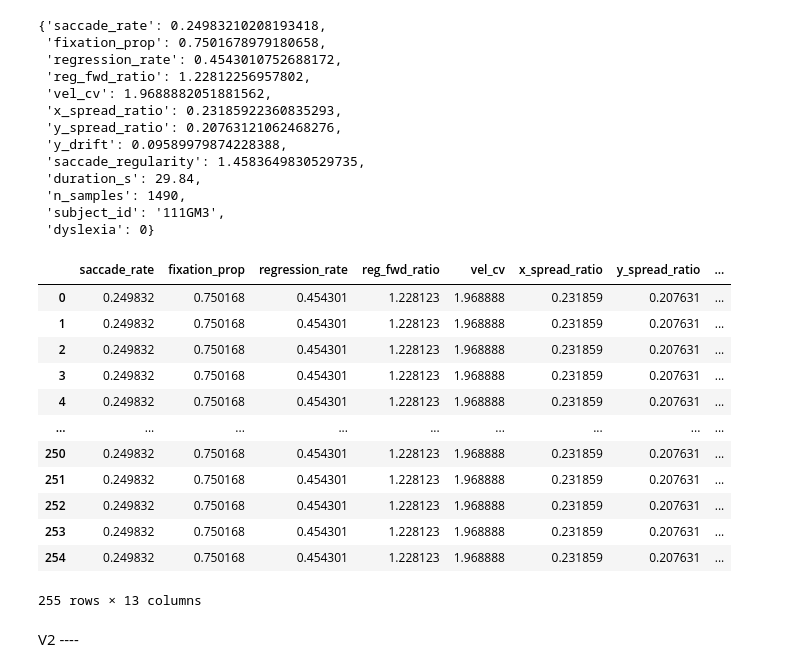
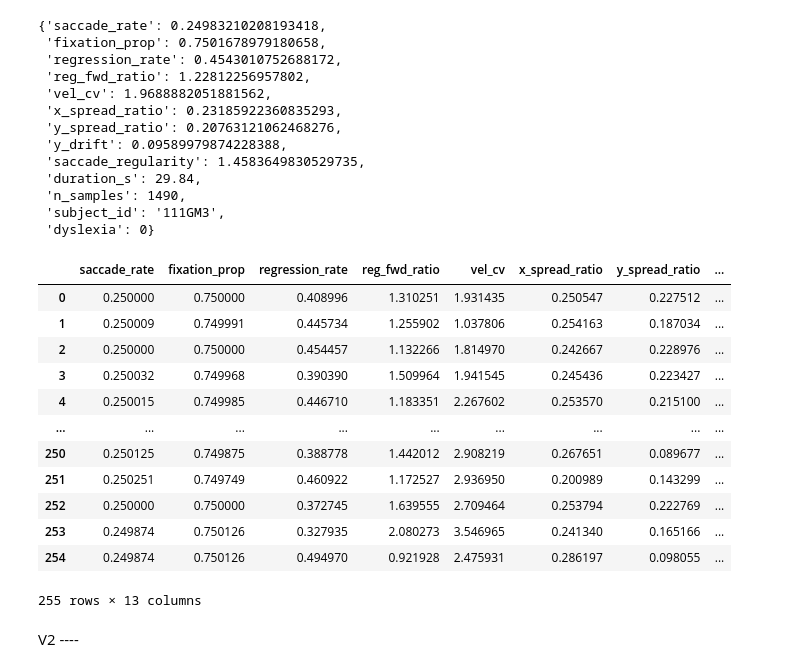
Before and after one commit to Maelle05/DyslexIA, a Jupyter notebook: Dataset/scripts/norm_datasets.ipynb, the cells around one changed output. Cells and saved outputs as stored; diff of their text form; code cells hidden in the pictures.

Commit message:
export all features for subjects 2 vertions

```diff
--- a/Dataset/scripts/norm_datasets.ipynb
+++ b/Dataset/scripts/norm_datasets.ipynb
@@ -156,25 +156,27 @@ all_subjects_features_1 = []
 for index, subject in result.iterrows():
     # print(subject)
     subject_id = subject['subject_id']
-    data_2_path = f'../subject_{subject_id}_clean.csv'
+    path = f'../subject_{subject_id}_clean.csv'
     df = pd.read_csv(path)
     features = pipeline.extract_features(df, subject_id, subject['class_id'])
     all_subjects_features_1.append(features)
 # %%
-pd.DataFrame(all_subjects_features_1)
+df = pd.DataFrame(all_subjects_features_1)
+df.to_csv(f"../all_subjects_features_1.csv", index=False)
+df
 # %% [output]
 |  | saccade_rate | fixation_prop | regression_rate | reg_fwd_ratio | vel_cv | x_spread_ratio | y_spread_ratio | ... |
-| 0 | 0.249832 | 0.750168 | 0.454301 | 1.228123 | 1.968888 | 0.231859 | 0.207631 | ... |
-| 1 | 0.249832 | 0.750168 | 0.454301 | 1.228123 | 1.968888 | 0.231859 | 0.207631 | ... |
-| 2 | 0.249832 | 0.750168 | 0.454301 | 1.228123 | 1.968888 | 0.231859 | 0.207631 | ... |
-| 3 | 0.249832 | 0.750168 | 0.454301 | 1.228123 | 1.968888 | 0.231859 | 0.207631 | ... |
-| 4 | 0.249832 | 0.750168 | 0.454301 | 1.228123 | 1.968888 | 0.231859 | 0.207631 | ... |
+| 0 | 0.250000 | 0.750000 | 0.408996 | 1.310251 | 1.931435 | 0.250547 | 0.227512 | ... |
+| 1 | 0.250009 | 0.749991 | 0.445734 | 1.255902 | 1.037806 | 0.254163 | 0.187034 | ... |
+| 2 | 0.250000 | 0.750000 | 0.454457 | 1.132266 | 1.814970 | 0.242667 | 0.228976 | ... |
+| 3 | 0.250032 | 0.749968 | 0.390390 | 1.509964 | 1.941545 | 0.245436 | 0.223427 | ... |
+| 4 | 0.250015 | 0.749985 | 0.446710 | 1.183351 | 2.267602 | 0.253570 | 0.215100 | ... |
 | ... | ... | ... | ... | ... | ... | ... | ... | ... |
-| 250 | 0.249832 | 0.750168 | 0.454301 | 1.228123 | 1.968888 | 0.231859 | 0.207631 | ... |
-| 251 | 0.249832 | 0.750168 | 0.454301 | 1.228123 | 1.968888 | 0.231859 | 0.207631 | ... |
-| 252 | 0.249832 | 0.750168 | 0.454301 | 1.228123 | 1.968888 | 0.231859 | 0.207631 | ... |
-| 253 | 0.249832 | 0.750168 | 0.454301 | 1.228123 | 1.968888 | 0.231859 | 0.207631 | ... |
-| 254 | 0.249832 | 0.750168 | 0.454301 | 1.228123 | 1.968888 | 0.231859 | 0.207631 | ... |
+| 250 | 0.250125 | 0.749875 | 0.388778 | 1.442012 | 2.908219 | 0.267651 | 0.089677 | ... |
+| 251 | 0.250251 | 0.749749 | 0.460922 | 1.172527 | 2.936950 | 0.200989 | 0.143299 | ... |
+| 252 | 0.250000 | 0.750000 | 0.372745 | 1.639555 | 2.709464 | 0.253794 | 0.222769 | ... |
+| 253 | 0.249874 | 0.750126 | 0.327935 | 2.080273 | 3.546965 | 0.241340 | 0.165166 | ... |
+| 254 | 0.249874 | 0.750126 | 0.494970 | 0.921928 | 2.475931 | 0.286197 | 0.098055 | ... |
 255 rows × 13 columns
 # %% [markdown]
 V2 ----
```
Also changed, not shown: parts of 3 cells of this notebook, 2 other files.
